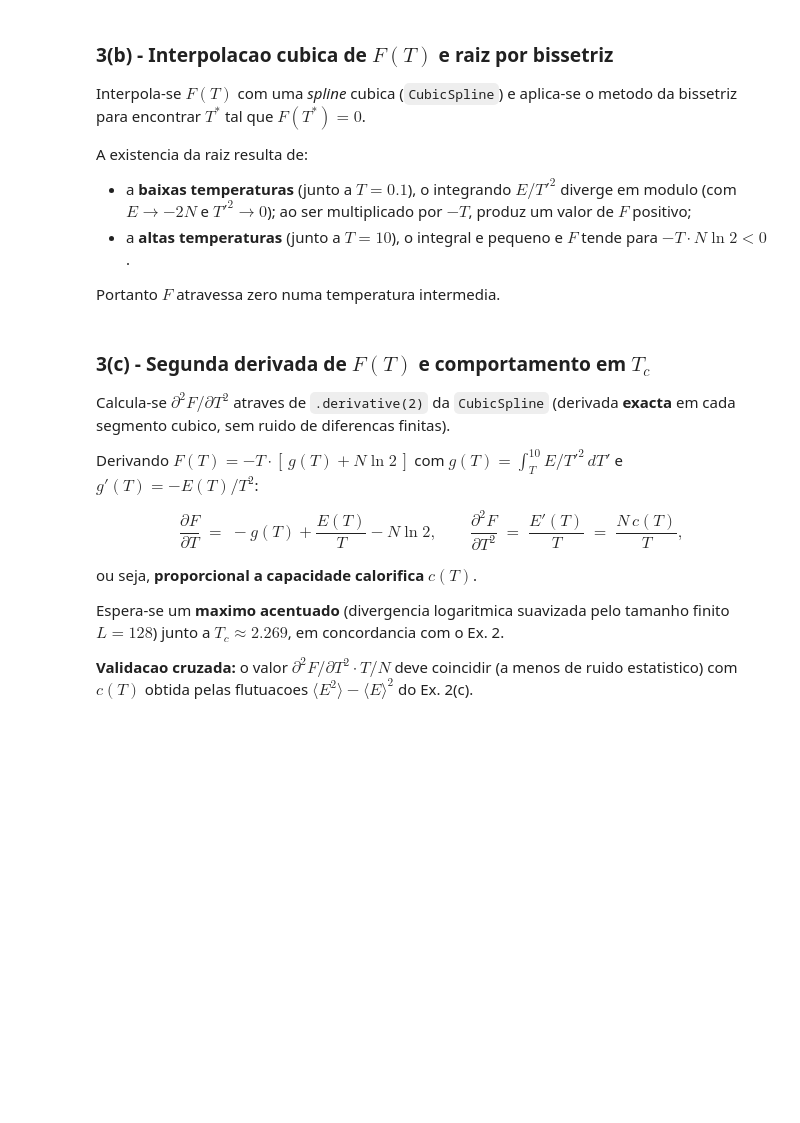
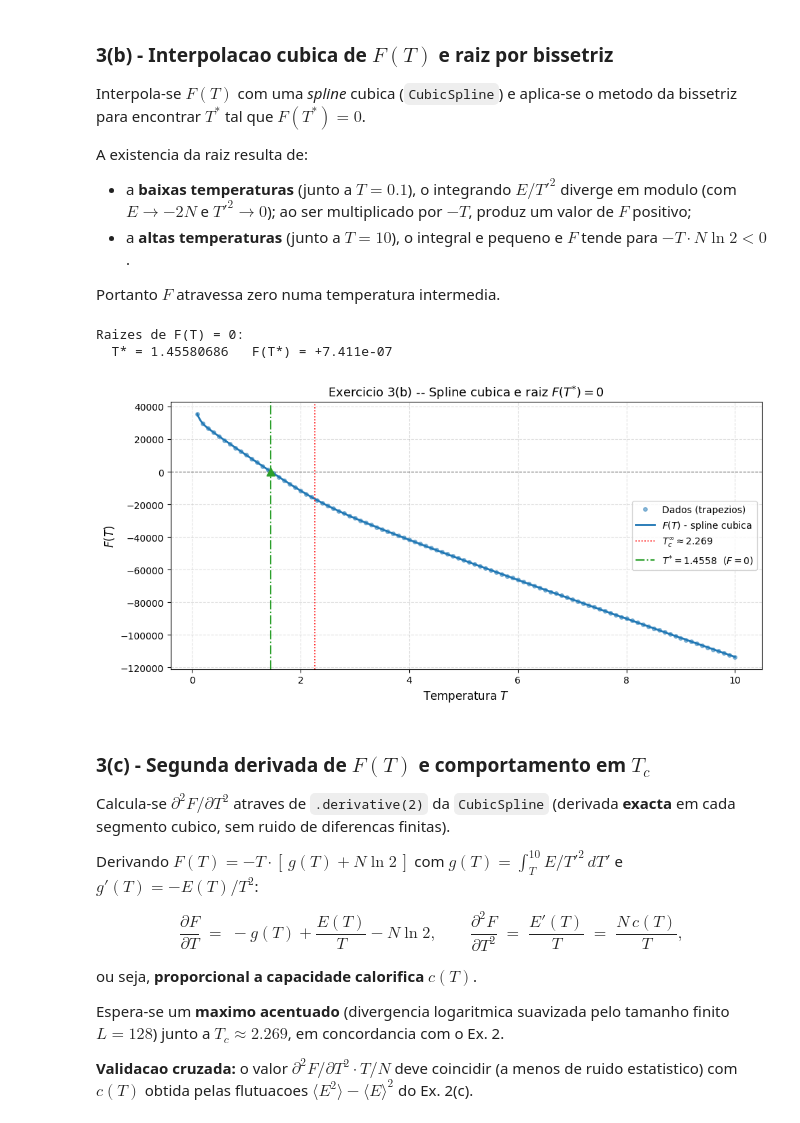
Before and after one commit to RoSerMar/Ising_Model, a Jupyter notebook: Ising_model_2d_ex3.ipynb, the cells around one changed output. Saved outputs shown, nothing was run; the diff lists cells and outputs as text; code cells hidden in the pictures; blank space fills up the shorter version.

```diff
--- a/Ising_model_2d_ex3.ipynb
+++ b/Ising_model_2d_ex3.ipynb
@@ -879,50 +889,39 @@ cs_F = CubicSpline(T_3, F_3)
 T_fine = np.linspace(T_3[0], T_3[-1], 2000)
 F_fine = cs_F(T_fine)
 
-def bissetriz(f, a, b, tol=1e-10, max_iter=300):
-    """Metodo da bissetriz para encontrar raiz de f em [a, b]."""
-    fa, fb = f(a), f(b)
-    if fa * fb > 0:
-        raise ValueError("Mesmo sinal nos extremos -- sem raiz garantida.")
-    for _ in range(max_iter):
-        mid  = 0.5 * (a + b)
-        fmid = f(mid)
-        if abs(fmid) < tol or 0.5 * (b - a) < tol:
-            return mid
-        if fa * fmid <= 0:
-            b, fb = mid, fmid
-        else:
-            a, fa = mid, fmid
-    return 0.5 * (a + b)
+# Procurar mudancas de sinal e refinar por bissetriz
 
-# Procurar mudancas de sinal e refinar por bissetriz
 zeros_F = []
 for k in range(len(F_fine) - 1):
     if F_fine[k] * F_fine[k + 1] < 0:
-        T_root = bissetriz(cs_F, T_fine[k], T_fine[k + 1])
+        T_root = biss(T_fine[k], T_fine[k + 1], cs_F)
         zeros_F.append(T_root)
 
 print("Raizes de F(T) = 0:")
 for T_root in zeros_F:
     print(f"  T* = {T_root:.8f}   F(T*) = {float(cs_F(T_root)):+.3e}")
 
 # -- Grafico ----------------------------------------------------------------
 fig, ax = plt.subplots(figsize=(10, 5))
 ax.plot(T_3,    F_3,    "o", ms=4, alpha=0.5, color="C0", label="Dados (trapezios)")
 ax.plot(T_fine, F_fine, lw=2,                  color="C0", label=r"$F(T)$ - spline cubica")
 ax.axhline(0,      color="k",   lw=0.8, ls="--", alpha=0.6)
 ax.axvline(Tc_inf, color="red", lw=1.2, ls=":",
            label=fr"$T_c^\infty \approx {Tc_inf:.3f}$")
 for T_root in zeros_F:
     ax.axvline(T_root, color="C2", lw=1.5, ls="-.",
                label=fr"$T^{{*}} = {T_root:.4f}$  ($F=0$)")
     ax.plot(T_root, 0, "^", ms=9, color="C2", zorder=5)
 
 ax.set_xlabel(r"Temperatura $T$", fontsize=12)
 ax.set_ylabel(r"$F(T)$",          fontsize=12)
 ax.set_title(r"Exercicio 3(b) -- Spline cubica e raiz $F(T^{*})=0$", fontsize=13)
 ax.legend(fontsize=10); ax.grid(True, ls="--", alpha=0.4)
 plt.tight_layout(); plt.show()
+# %% [output]
+Raizes de F(T) = 0:
+  T* = 1.45580686   F(T*) = +7.411e-07
+[figure, added]
 # %% [markdown]
 ### 3(c) - Segunda derivada de $F(T)$ e comportamento em $T_c$
 
```
Also changed, not shown: parts of 5 cells of this notebook, 1 other file.
